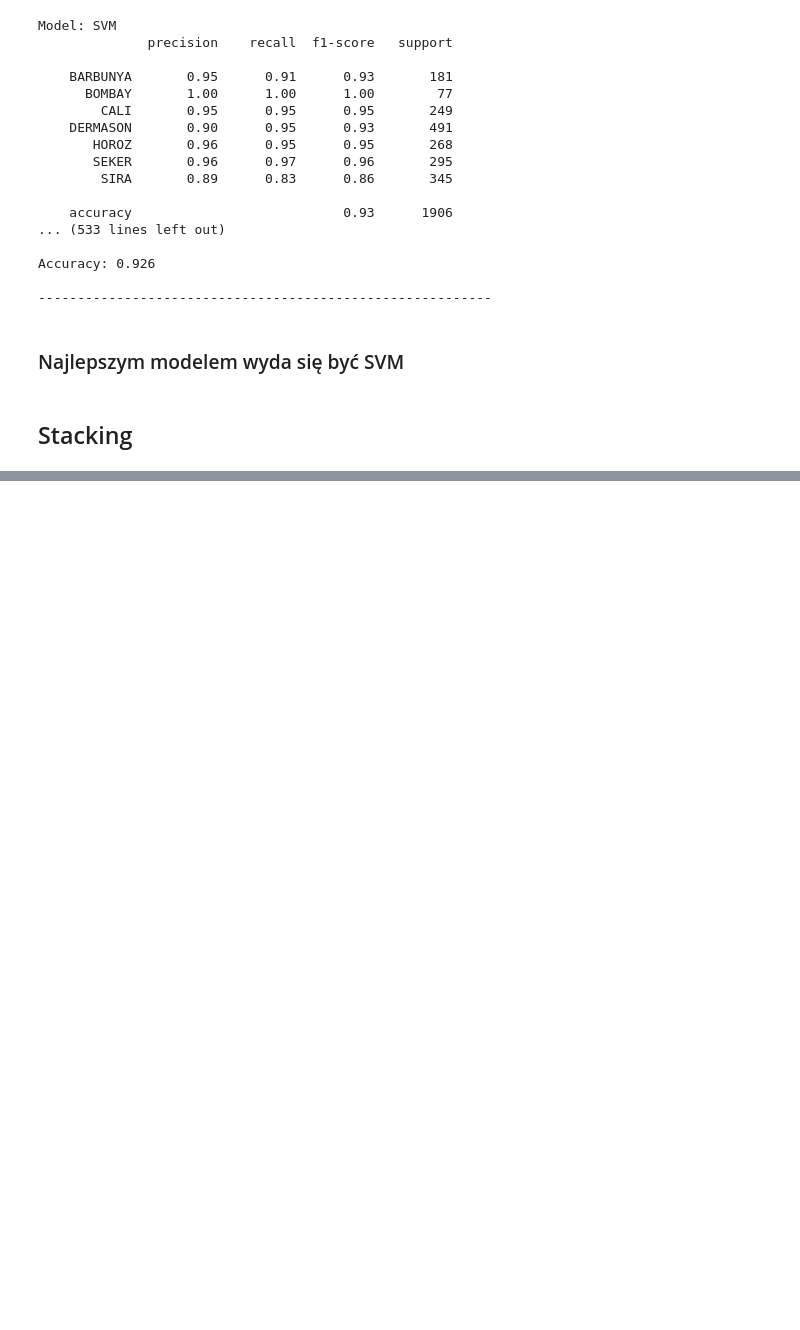
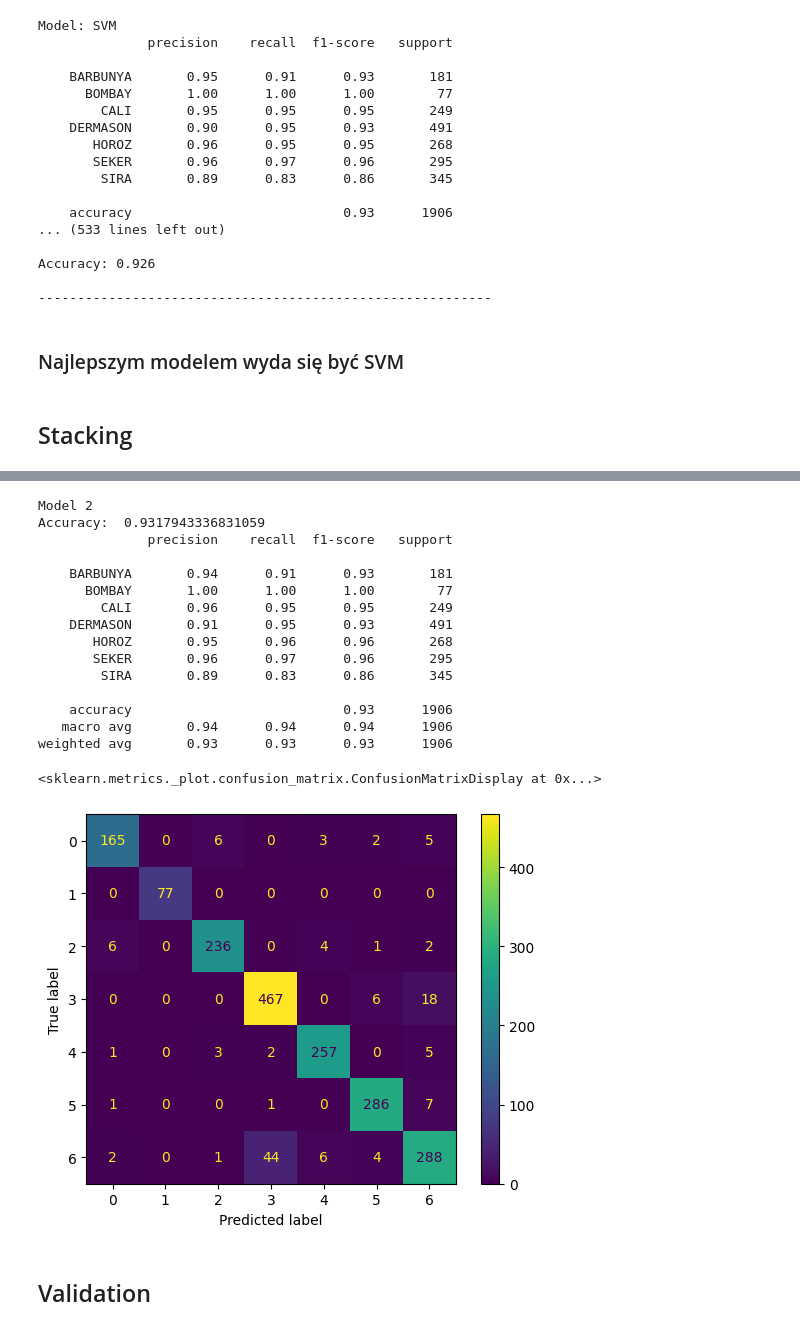
Before and after one commit to tomaszzywicki/Dry-Bean-Classification, a Jupyter notebook: notebooks/final.ipynb, the cells around one changed output, grey strips where cells are left out. Drawn from its saved outputs; the diff is of its cells as text; code cells hidden in the pictures; blank space fills up the shorter version.

```diff
--- a/notebooks/final.ipynb
+++ b/notebooks/final.ipynb
@@ -490,0 +558,27 @@ weighted avg       0.93      0.93      0.93      1906
+# %%
+print("Model 2")
+print("Accuracy: ", accuracy_score(y_test, y_pred2))
+print(classification_report(y_test, y_pred2))
+cm2 = confusion_matrix(y_test, y_pred2)
+disp = ConfusionMatrixDisplay(confusion_matrix=cm2)
+disp.plot()
+# %% [output]
+Model 2
+Accuracy:  0.9317943336831059
+              precision    recall  f1-score   support
+
+    BARBUNYA       0.94      0.91      0.93       181
+      BOMBAY       1.00      1.00      1.00        77
+        CALI       0.96      0.95      0.95       249
+    DERMASON       0.91      0.95      0.93       491
+       HOROZ       0.95      0.96      0.96       268
+       SEKER       0.96      0.97      0.96       295
+        SIRA       0.89      0.83      0.86       345
+
+    accuracy                           0.93      1906
+   macro avg       0.94      0.94      0.94      1906
+weighted avg       0.93      0.93      0.93      1906
+<sklearn.metrics._plot.confusion_matrix.ConfusionMatrixDisplay at 0x...>
+[figure, added]
+# %% [markdown]
+## Validation
```
Also changed, not shown: parts of 10 cells of this notebook.
